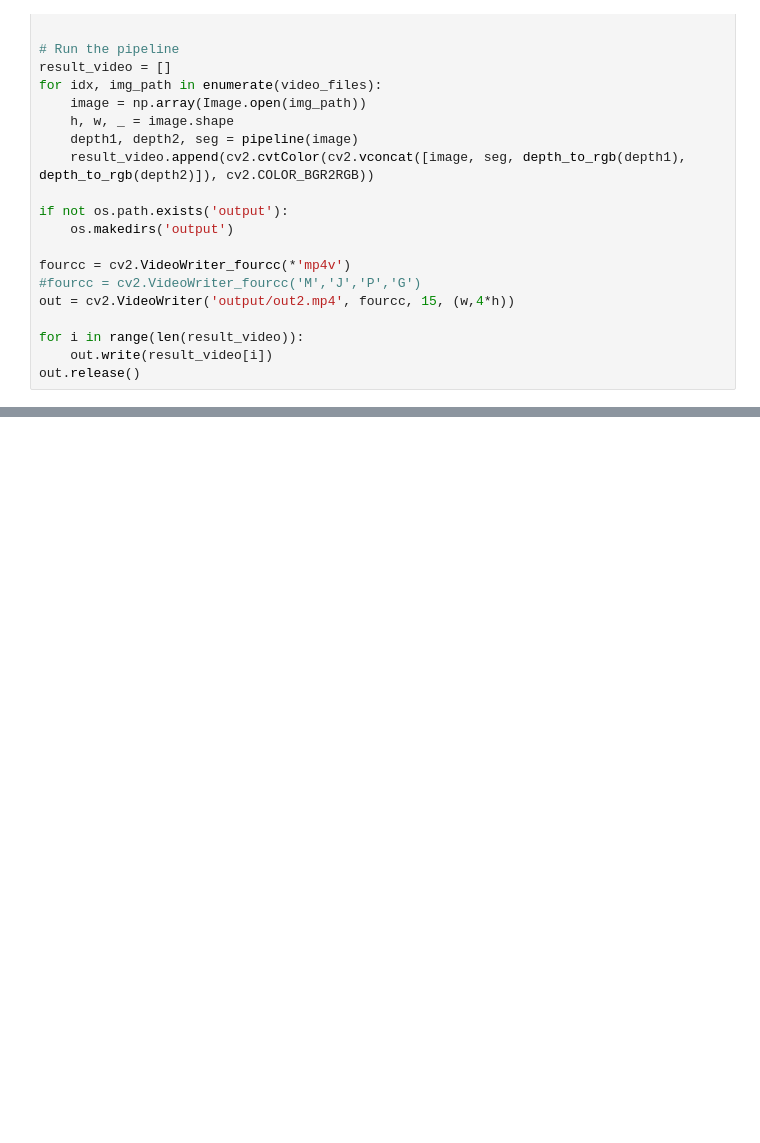
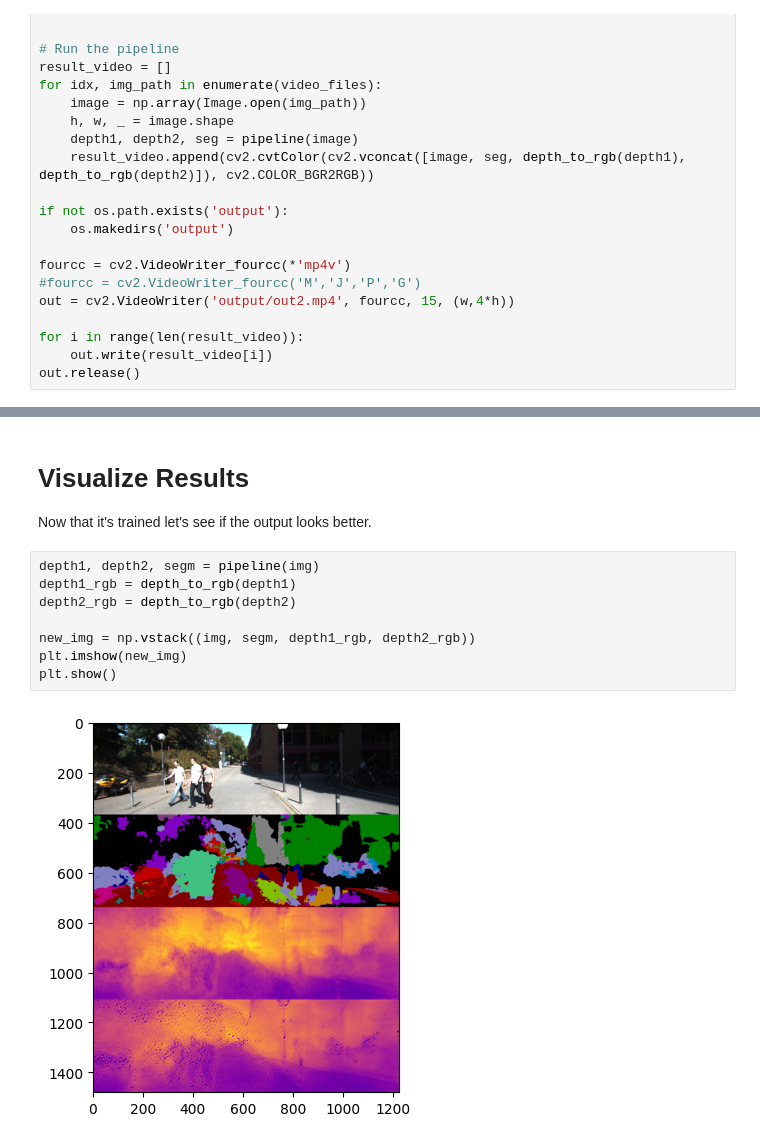
Before and after one commit to holestine/hydranets_course, a Jupyter notebook: MTL_Add_Head.ipynb, the cells around one changed output, grey strips where cells are left out. Cells and saved outputs as stored; diff of their text form; blank space fills up the shorter version.

Commit message:
Output videos

```diff
--- a/MTL_Add_Head.ipynb
+++ b/MTL_Add_Head.ipynb
@@ -865 +868,14 @@ Epoch 16
 ... (88 outputs left out)
+# %% [markdown]
+# Visualize Results
+Now that it's trained let's see if the output looks better.
+# %%
+depth1, depth2, segm = pipeline(img)
+depth1_rgb = depth_to_rgb(depth1)
+depth2_rgb = depth_to_rgb(depth2)
+
+new_img = np.vstack((img, segm, depth1_rgb, depth2_rgb))
+plt.imshow(new_img)
+plt.show()
+# %% [output]
+[figure, added]
```
Also changed, not shown: parts of 9 cells of this notebook, 3 other files.
